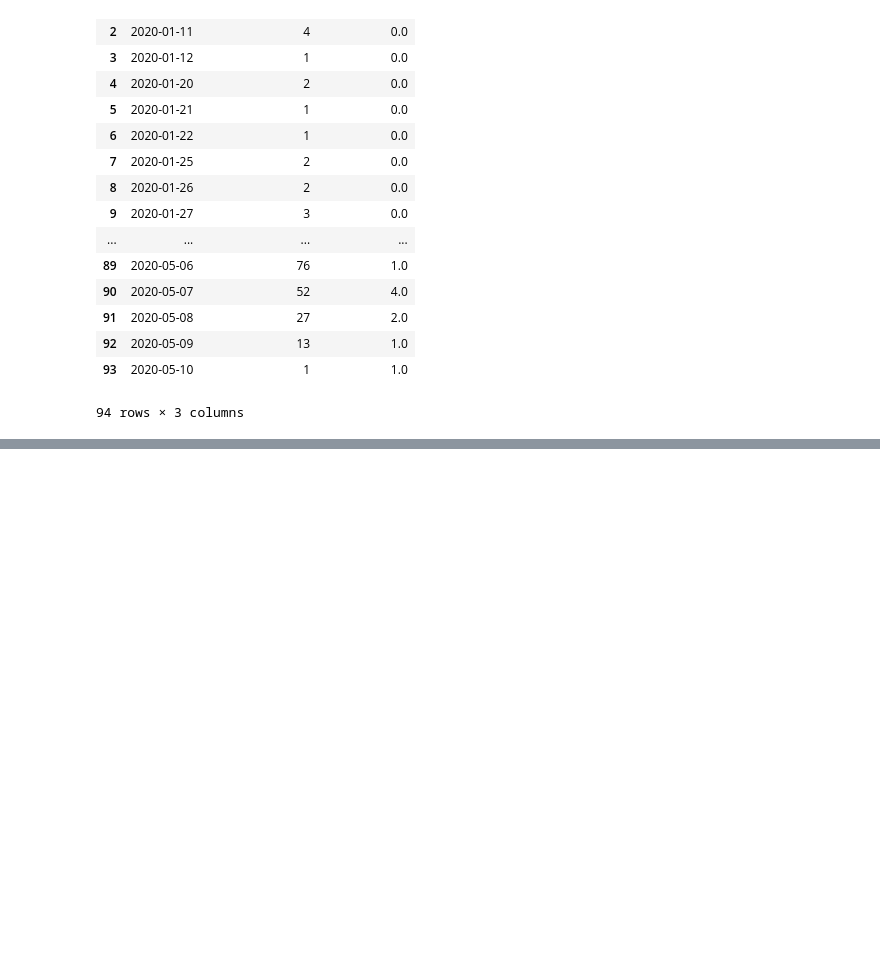
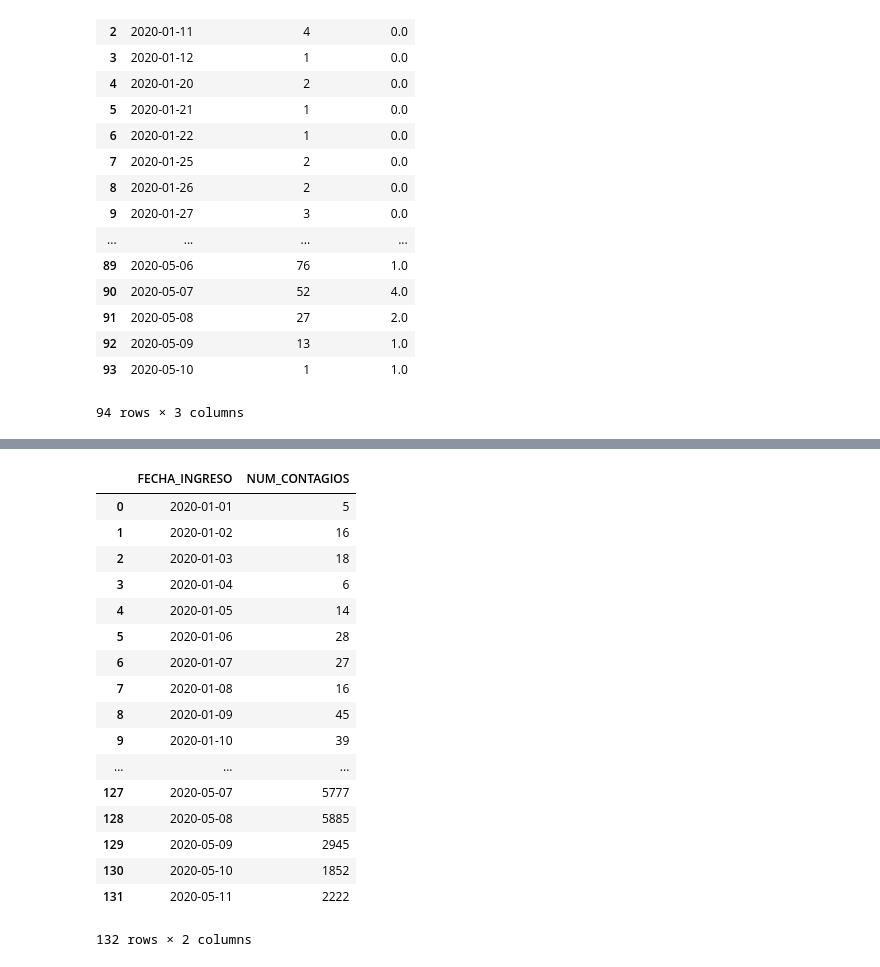
Before and after one commit to mcd-unison/examen-prog, a Jupyter notebook: mcd.ipynb, the cells around one changed output, grey strips where cells are left out. Saved outputs shown, nothing was run; the diff lists cells and outputs as text; code cells hidden in the pictures; blank space fills up the shorter version.

```diff
--- a/mcd.ipynb
+++ b/mcd.ipynb
@@ -37,0 +110,22 @@ tabla1.to_csv('covid-data/tabla1.csv', encoding = "ISO-8859-1")
+# %%
+tabla3 = df.groupby(['FECHA_INGRESO']).size().to_frame('NUM_CONTAGIOS').reset_index()
+tabla3
+# %% [output]
+|  | FECHA_INGRESO | NUM_CONTAGIOS |
+| 0 | 2020-01-01 | 5 |
+| 1 | 2020-01-02 | 16 |
+| 2 | 2020-01-03 | 18 |
+| 3 | 2020-01-04 | 6 |
+| 4 | 2020-01-05 | 14 |
+| 5 | 2020-01-06 | 28 |
+| 6 | 2020-01-07 | 27 |
+| 7 | 2020-01-08 | 16 |
+| 8 | 2020-01-09 | 45 |
+| 9 | 2020-01-10 | 39 |
+| ... | ... | ... |
+| 127 | 2020-05-07 | 5777 |
+| 128 | 2020-05-08 | 5885 |
+| 129 | 2020-05-09 | 2945 |
+| 130 | 2020-05-10 | 1852 |
+| 131 | 2020-05-11 | 2222 |
+132 rows × 2 columns
```
Also changed, not shown: parts of 12 cells of this notebook.
